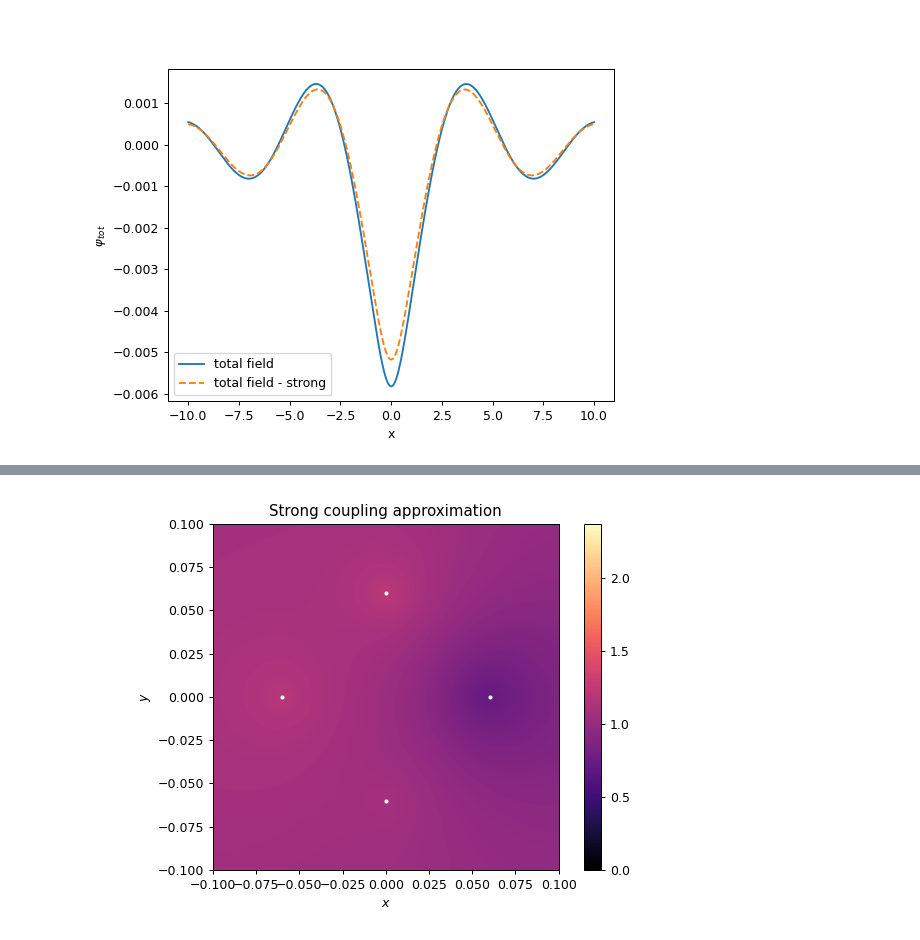
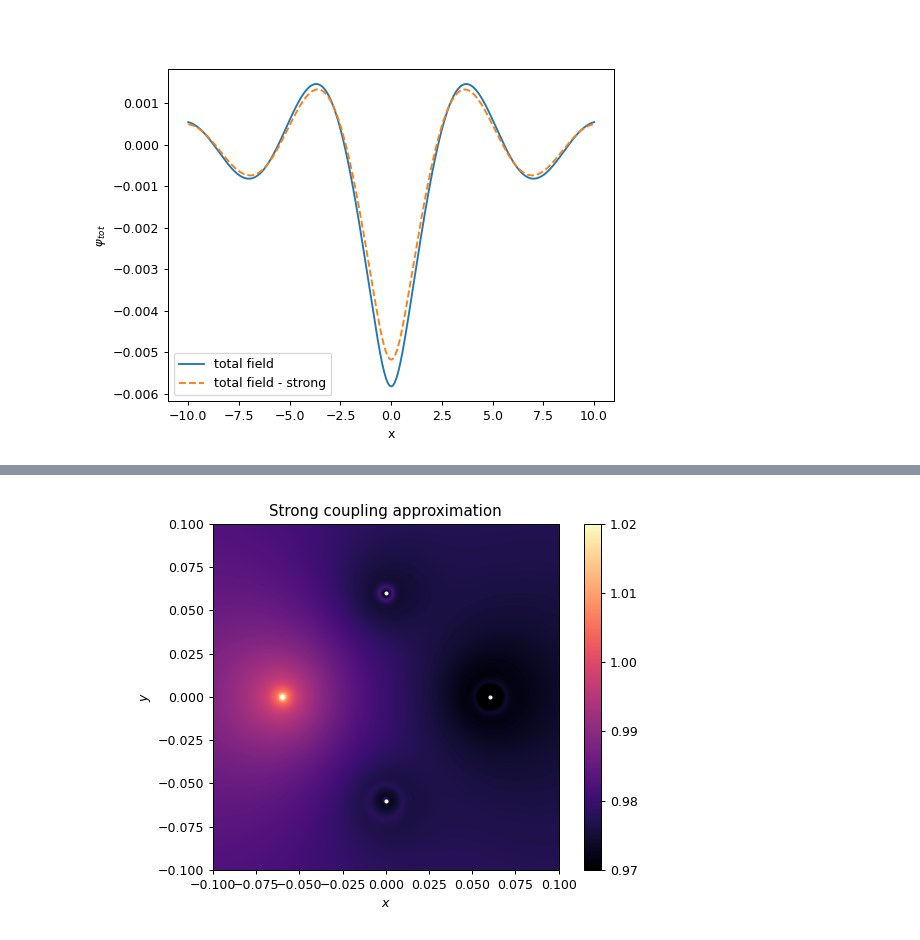
Before and after one commit to mekise/graph-theory-dda, a Jupyter notebook: notebooks/plot_paper.ipynb, the cells around one changed output, grey strips where cells are left out. Drawn from its saved outputs; the diff is of its cells as text; code cells hidden in the pictures.

Commit message:
Run ensemble average of percental error weak and strong coupling approx

```diff
--- a/notebooks/plot_paper.ipynb
+++ b/notebooks/plot_paper.ipynb
@@ -33,31 +53,25 @@ plt.legend()
 # %%
-fig, ax = plt.subplots(dpi=90)
-plt.gcf().set_facecolor("white") # set white background
-
-file = np.load("../data/weak_approx_map.npz")
-saveplot = "../data/weak_approx_map.pdf"
-
+file = np.load("../data/weak_approx_avg.npz")
+saveplot = "../data/weak_approx_avg.pdf"
 scattpos = file["scattpos"]
 xx = file["xx"]
 yy = file["yy"]
-phitot = file["phitot"]
-weakphitot = file["weakphitot"]
+deviationavg = file["deviationavg"]
 
+fig, ax = plt.subplots(dpi=90)
+plt.gcf().set_facecolor("white") # set white background
 for i in range(scattpos.shape[0]):
     plt.scatter(scattpos[i, 0], scattpos[i, 1], c='w', s=5)
-plt.imshow(np.abs(phitot-weakphitot)/np.abs(phitot),
+plt.imshow(np.abs(deviationavg),
            origin="lower",
            extent=(xx[0], xx[-1], yy[0], yy[-1]),
            cmap="magma")
-
 plt.colorbar()
-plt.clim(0, np.max(np.abs(phitot-weakphitot)/np.abs(phitot))/20)
+plt.clim(0, 4)
 plt.xlabel("$x$")
 plt.ylabel("$y$")
 plt.title("Weak coupling approximation")
 plt.tight_layout()
-
 plt.savefig(saveplot)
-
 plt.show()
 # %% [output]
@@ -90,32 +124,26 @@ plt.legend()
 # %%
-fig, ax = plt.subplots(dpi=90)
-plt.gcf().set_facecolor("white") # set white background
-
-file = np.load("../data/strong_approx_map.npz")
-saveplot = "../data/strong_approx_map.pdf"
-
+file = np.load("../data/strong_approx_avg.npz")
+saveplot = "../data/strong_approx_avg.pdf"
 scattpos = file["scattpos"]
 xx = file["xx"]
 yy = file["yy"]
-phitot = file["phitot"]
-strongphitot = file["strongphitot"]
+deviationavg = file["deviationavg"]
 
+fig, ax = plt.subplots(dpi=90)
+plt.gcf().set_facecolor("white") # set white background
 for i in range(scattpos.shape[0]):
     plt.scatter(scattpos[i, 0], scattpos[i, 1], c='w', s=5)
-plt.imshow(np.abs(phitot-strongphitot)/np.abs(phitot),
+plt.imshow(deviationavg,
            origin="lower",
            extent=(xx[0], xx[-1], yy[0], yy[-1]),
            cmap="magma")
-
 plt.colorbar()
-plt.clim(0, np.max(np.abs(phitot))/60)
+plt.clim(0.97, 1.02)
 plt.xlabel("$x$")
 plt.ylabel("$y$")
 plt.title("Strong coupling approximation")
 plt.tight_layout()
-
 plt.savefig(saveplot)
-
 plt.show()
 # %% [output]
-[figure, old version]
+[figure, new version]
```
Also changed, not shown: parts of 3 cells of this notebook, 6 other files.
